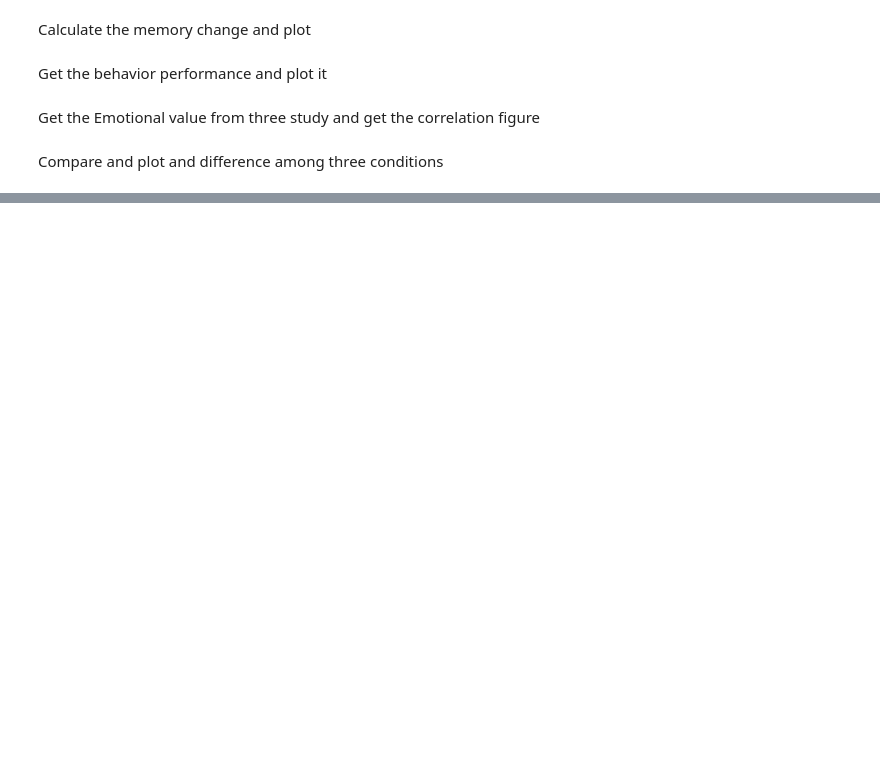
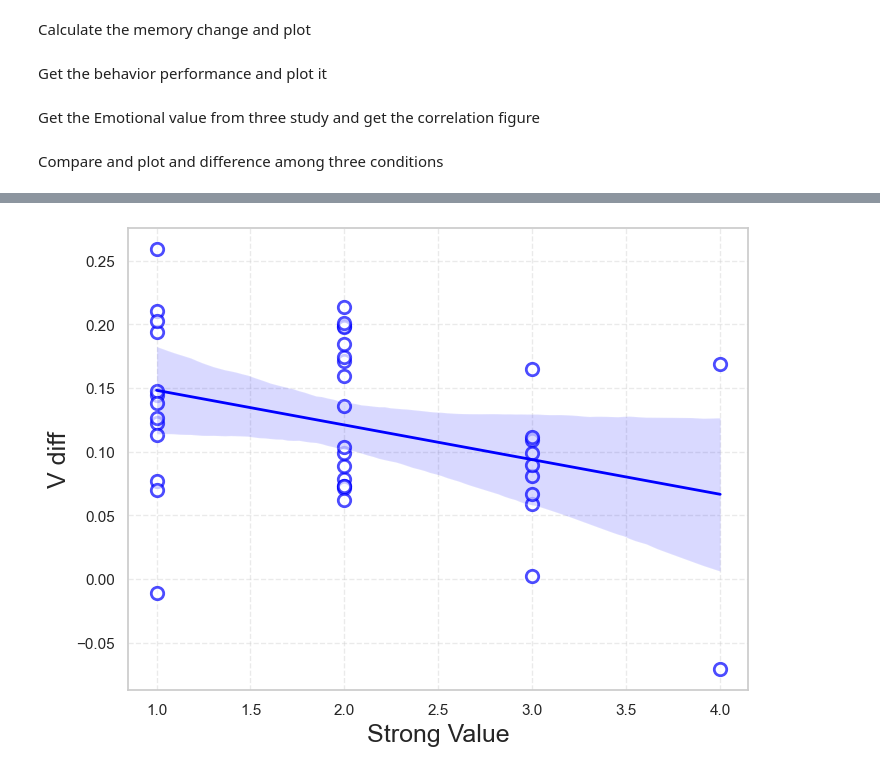
Before and after one commit to bogeng-song/memory_dishonest-project, a Jupyter notebook: image_plot.ipynb, the cells around one changed output, grey strips where cells are left out. Saved outputs shown, nothing was run; the diff lists cells and outputs as text; code cells hidden in the pictures; blank space fills up the shorter version.

```diff
--- a/image_plot.ipynb
+++ b/image_plot.ipynb
@@ -657,0 +985,5 @@ bar_plot('Determined',[0,4])
+# %%
+df_hddm_mixed_final = pd.concat([df_mixed_final, hddm_para_mixed], axis=1)
+plot_correlation(df_hddm_mixed_final, 'Strong', 'v_diff', 'Strong Value','V diff')
+# %% [output]
+[figure, added]
```
Also changed, not shown: parts of 18 cells of this notebook.
